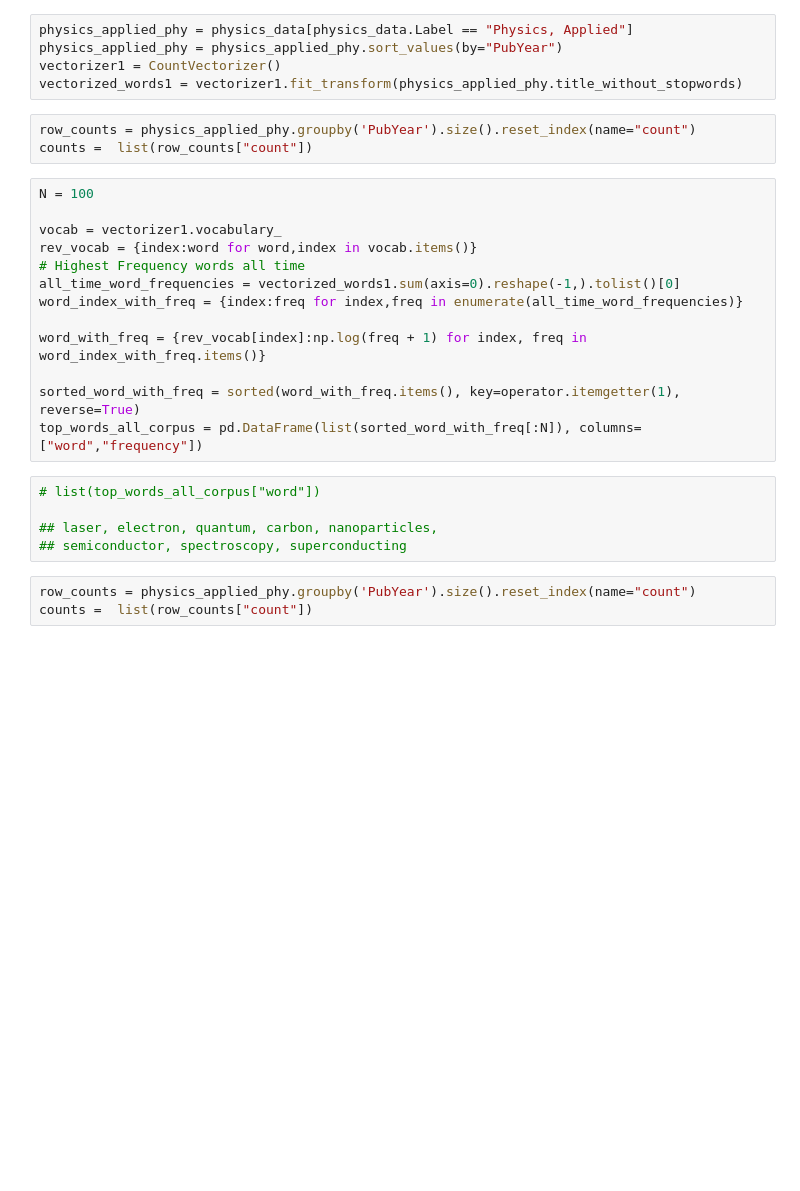
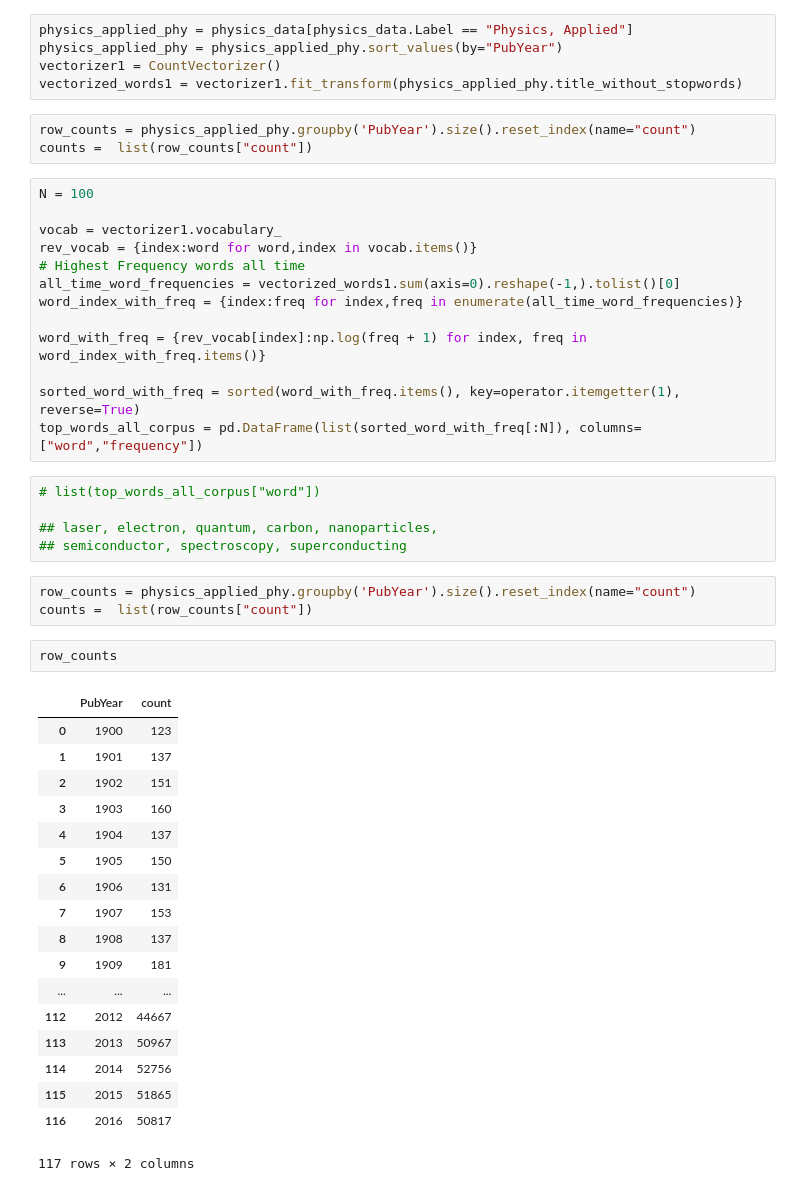
Before and after one commit to srjit/science-of-genius-title-impact, a Jupyter notebook: src/novelty-eda/Word Movement in Physics.ipynb, the cells around one changed output. Drawn from its saved outputs; the diff is of its cells as text; blank space fills up the shorter version.

```diff
--- a/src/novelty-eda/Word Movement in Physics.ipynb
+++ b/src/novelty-eda/Word Movement in Physics.ipynb
@@ -82,6 +82,27 @@ top_words_all_corpus = pd.DataFrame(list(sorted_word_with_freq[:N]), columns=["w
 # %%
 row_counts = physics_applied_phy.groupby('PubYear').size().reset_index(name="count")
 counts =  list(row_counts["count"])
+# %%
+row_counts
+# %% [output]
+|  | PubYear | count |
+| 0 | 1900 | 123 |
+| 1 | 1901 | 137 |
+| 2 | 1902 | 151 |
+| 3 | 1903 | 160 |
+| 4 | 1904 | 137 |
+| 5 | 1905 | 150 |
+| 6 | 1906 | 131 |
+| 7 | 1907 | 153 |
+| 8 | 1908 | 137 |
+| 9 | 1909 | 181 |
+| ... | ... | ... |
+| 112 | 2012 | 44667 |
+| 113 | 2013 | 50967 |
+| 114 | 2014 | 52756 |
+| 115 | 2015 | 51865 |
+| 116 | 2016 | 50817 |
+117 rows × 2 columns
 # %%
 words = ['laser', 'electron', 'quantum', 'carbon', 'nanoparticles',
          'semiconductor', 'spectroscopy', 'superconducting']
```
Also changed, not shown: parts of 2 cells of this notebook.
